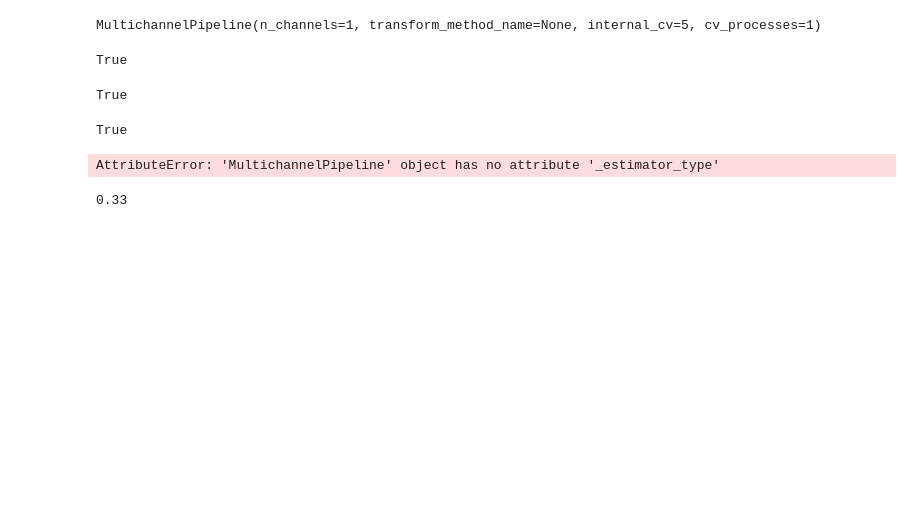
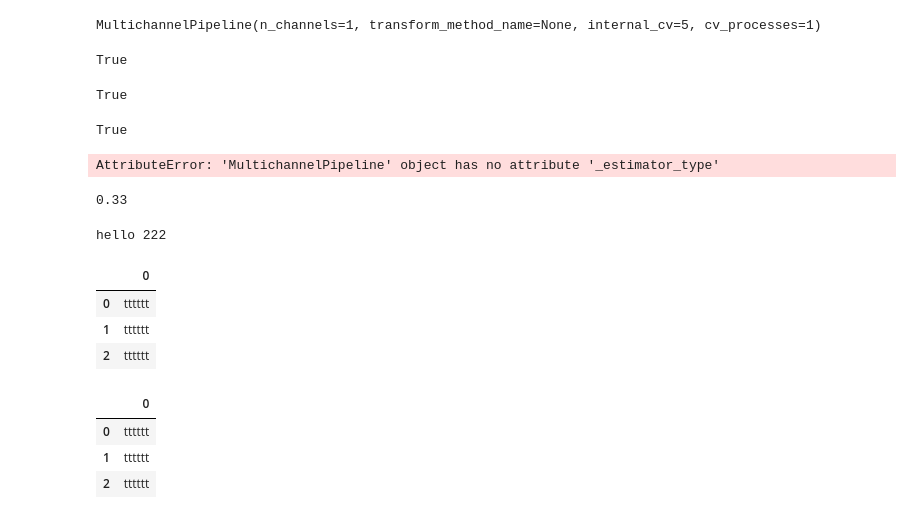
Before and after one commit to ajcallegari/scikit-multichannel, a Jupyter notebook: test_sandbox.ipynb, the cells around one changed output. Drawn from its saved outputs; the diff is of its cells as text; code cells hidden in the pictures; blank space fills up the shorter version.

```diff
--- a/test_sandbox.ipynb
+++ b/test_sandbox.ipynb
@@ -693,0 +620,4 @@ np.round(pc_score_all, 2) == np.round(pc_score_informative, 2)
+# %%
+f(222)
+# %% [output]
+hello 222
@@ -693,0 +634,17 @@ np.round(pc_score_all, 2) == np.round(pc_score_informative, 2)
+# %%
+import pandas as pd
+
+df = pd.DataFrame(['tttttt', 'tttttt', 'tttttt'])
+df
+# %% [output]
+|  | 0 |
+| 0 | tttttt |
+| 1 | tttttt |
+| 2 | tttttt |
+# %%
+Foobar(df)
+# %% [output]
+|  | 0 |
+| 0 | tttttt |
+| 1 | tttttt |
+| 2 | tttttt |
```
Also changed, not shown: parts of 16 cells of this notebook, 1 other file.
